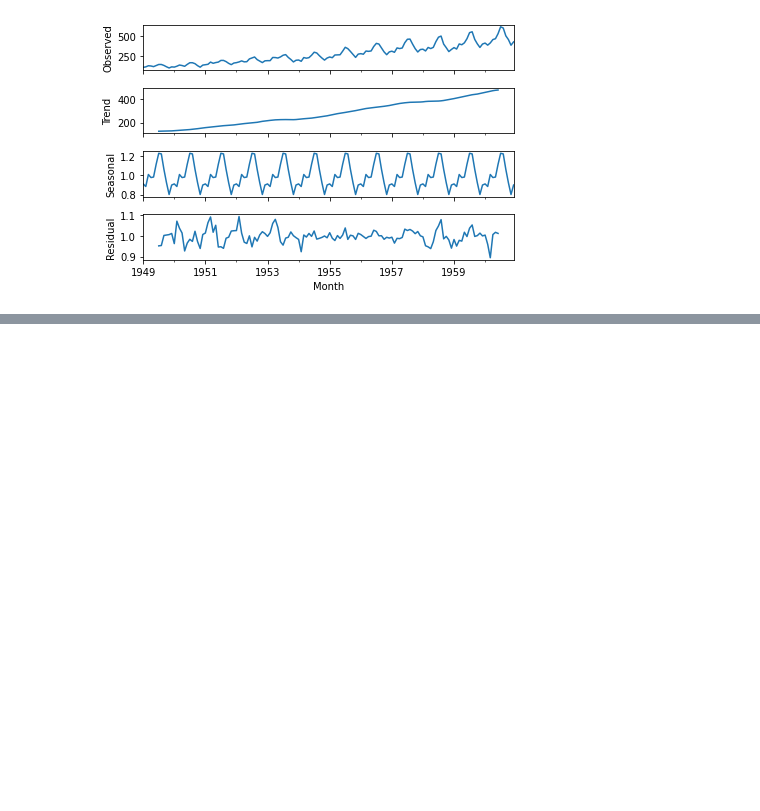
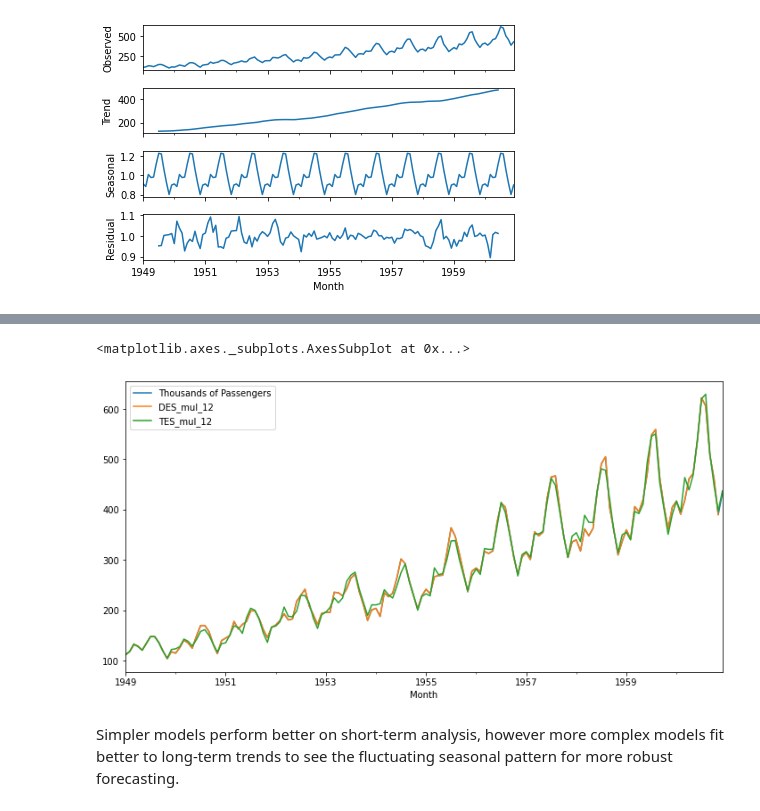
Before and after one commit to Ashwins9001/TimeSeriesAnalysis, a Jupyter notebook: TimeSeriesOperations.ipynb, the cells around one changed output, grey strips where cells are left out. Cells and saved outputs as stored; diff of their text form; code cells hidden in the pictures; blank space fills up the shorter version.

```diff
--- a/TimeSeriesOperations.ipynb
+++ b/TimeSeriesOperations.ipynb
@@ -205,0 +259,9 @@ result.plot();
+# %%
+df2['TES_mul_12'] = ExponentialSmoothing(df2['Thousands of Passengers'], trend='mul', seasonal='mul', seasonal_periods=12).fit().fittedvalues
+# %%
+df2[['Thousands of Passengers', 'DES_mul_12', 'TES_mul_12']].plot(figsize=(12, 6))
+# %% [output]
+<matplotlib.axes._subplots.AxesSubplot at 0x...>
+[figure, added]
+# %% [markdown]
+Simpler models perform better on short-term analysis, however more complex models fit better to long-term trends to see the fluctuating seasonal pattern for more robust forecasting.
```
Also changed, not shown: parts of 19 cells of this notebook.
